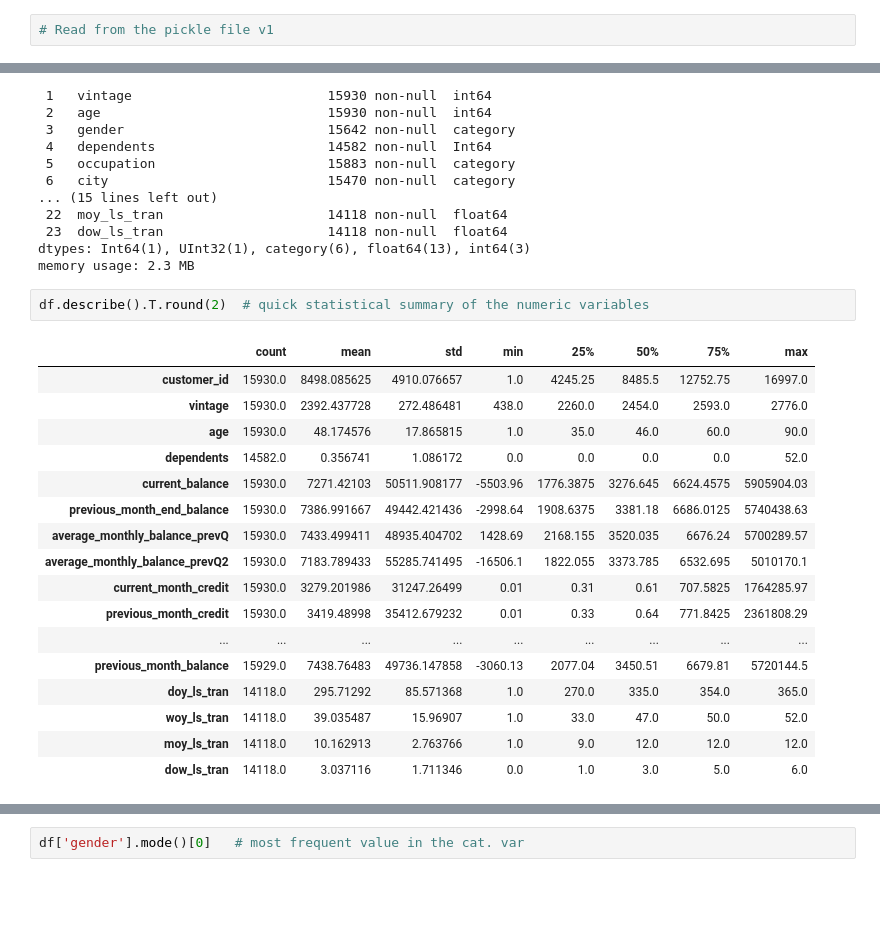
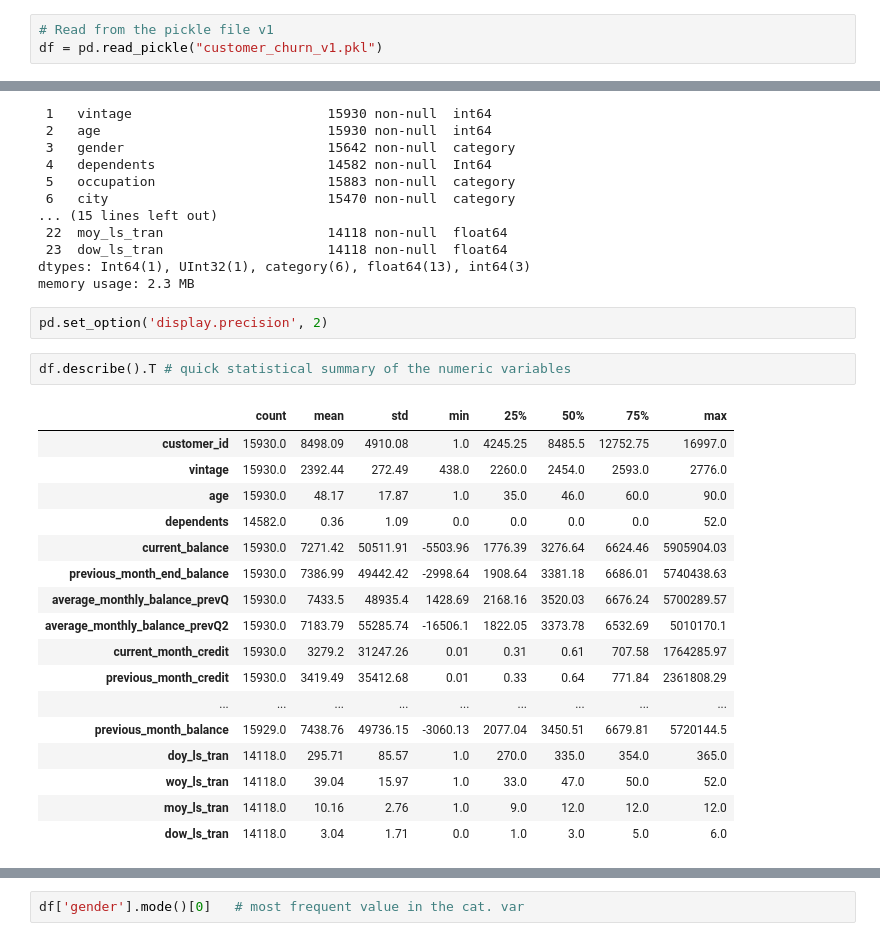
Before and after one commit to prashant9501/bbplus, a Jupyter notebook: 2. Churn Dataset - preprocessing.ipynb, the cells around one changed output, grey strips where cells are left out. Drawn from its saved outputs; the diff is of its cells as text; blank space fills up the shorter version.

```diff
--- a/2. Churn Dataset - preprocessing.ipynb
+++ b/2. Churn Dataset - preprocessing.ipynb
@@ -27,5 +38,6 @@ memory usage: 3.0+ MB
 # %%
 # Read from the pickle file v1
+df = pd.read_pickle("customer_churn_v1.pkl")
 # %%
 df.head()
 # %% [output]
@@ -56,25 +68,27 @@ Data columns (total 24 columns):
  23  dow_ls_tran                     14118 non-null  float64
 dtypes: Int64(1), UInt32(1), category(6), float64(13), int64(3)
 memory usage: 2.3 MB
+# %%
+pd.set_option('display.precision', 2)
 # %%
-df.describe().T.round(2)  # quick statistical summary of the numeric variables
+df.describe().T # quick statistical summary of the numeric variables
 # %% [output]
 |  | count | mean | std | min | 25% | 50% | 75% | max |
-| customer_id | 15930.0 | 8498.085625 | 4910.076657 | 1.0 | 4245.25 | 8485.5 | 12752.75 | 16997.0 |
-| vintage | 15930.0 | 2392.437728 | 272.486481 | 438.0 | 2260.0 | 2454.0 | 2593.0 | 2776.0 |
-| age | 15930.0 | 48.174576 | 17.865815 | 1.0 | 35.0 | 46.0 | 60.0 | 90.0 |
-| dependents | 14582.0 | 0.356741 | 1.086172 | 0.0 | 0.0 | 0.0 | 0.0 | 52.0 |
-| current_balance | 15930.0 | 7271.42103 | 50511.908177 | -5503.96 | 1776.3875 | 3276.645 | 6624.4575 | 5905904.03 |
-| previous_month_end_balance | 15930.0 | 7386.991667 | 49442.421436 | -2998.64 | 1908.6375 | 3381.18 | 6686.0125 | 5740438.63 |
-| average_monthly_balance_prevQ | 15930.0 | 7433.499411 | 48935.404702 | 1428.69 | 2168.155 | 3520.035 | 6676.24 | 5700289.57 |
-| average_monthly_balance_prevQ2 | 15930.0 | 7183.789433 | 55285.741495 | -16506.1 | 1822.055 | 3373.785 | 6532.695 | 5010170.1 |
-| current_month_credit | 15930.0 | 3279.201986 | 31247.26499 | 0.01 | 0.31 | 0.61 | 707.5825 | 1764285.97 |
-| previous_month_credit | 15930.0 | 3419.48998 | 35412.679232 | 0.01 | 0.33 | 0.64 | 771.8425 | 2361808.29 |
+| customer_id | 15930.0 | 8498.09 | 4910.08 | 1.0 | 4245.25 | 8485.5 | 12752.75 | 16997.0 |
+| vintage | 15930.0 | 2392.44 | 272.49 | 438.0 | 2260.0 | 2454.0 | 2593.0 | 2776.0 |
+| age | 15930.0 | 48.17 | 17.87 | 1.0 | 35.0 | 46.0 | 60.0 | 90.0 |
+| dependents | 14582.0 | 0.36 | 1.09 | 0.0 | 0.0 | 0.0 | 0.0 | 52.0 |
+| current_balance | 15930.0 | 7271.42 | 50511.91 | -5503.96 | 1776.39 | 3276.64 | 6624.46 | 5905904.03 |
+| previous_month_end_balance | 15930.0 | 7386.99 | 49442.42 | -2998.64 | 1908.64 | 3381.18 | 6686.01 | 5740438.63 |
+| average_monthly_balance_prevQ | 15930.0 | 7433.5 | 48935.4 | 1428.69 | 2168.16 | 3520.03 | 6676.24 | 5700289.57 |
+| average_monthly_balance_prevQ2 | 15930.0 | 7183.79 | 55285.74 | -16506.1 | 1822.05 | 3373.78 | 6532.69 | 5010170.1 |
+| current_month_credit | 15930.0 | 3279.2 | 31247.26 | 0.01 | 0.31 | 0.61 | 707.58 | 1764285.97 |
+| previous_month_credit | 15930.0 | 3419.49 | 35412.68 | 0.01 | 0.33 | 0.64 | 771.84 | 2361808.29 |
 | ... | ... | ... | ... | ... | ... | ... | ... | ... |
-| previous_month_balance | 15929.0 | 7438.76483 | 49736.147858 | -3060.13 | 2077.04 | 3450.51 | 6679.81 | 5720144.5 |
-| doy_ls_tran | 14118.0 | 295.71292 | 85.571368 | 1.0 | 270.0 | 335.0 | 354.0 | 365.0 |
-| woy_ls_tran | 14118.0 | 39.035487 | 15.96907 | 1.0 | 33.0 | 47.0 | 50.0 | 52.0 |
-| moy_ls_tran | 14118.0 | 10.162913 | 2.763766 | 1.0 | 9.0 | 12.0 | 12.0 | 12.0 |
-| dow_ls_tran | 14118.0 | 3.037116 | 1.711346 | 0.0 | 1.0 | 3.0 | 5.0 | 6.0 |
+| previous_month_balance | 15929.0 | 7438.76 | 49736.15 | -3060.13 | 2077.04 | 3450.51 | 6679.81 | 5720144.5 |
+| doy_ls_tran | 14118.0 | 295.71 | 85.57 | 1.0 | 270.0 | 335.0 | 354.0 | 365.0 |
+| woy_ls_tran | 14118.0 | 39.04 | 15.97 | 1.0 | 33.0 | 47.0 | 50.0 | 52.0 |
+| moy_ls_tran | 14118.0 | 10.16 | 2.76 | 1.0 | 9.0 | 12.0 | 12.0 | 12.0 |
+| dow_ls_tran | 14118.0 | 3.04 | 1.71 | 0.0 | 1.0 | 3.0 | 5.0 | 6.0 |
 # %%
 # statistical summary for the categorical columns
```
Also changed, not shown: parts of 49 cells of this notebook.
